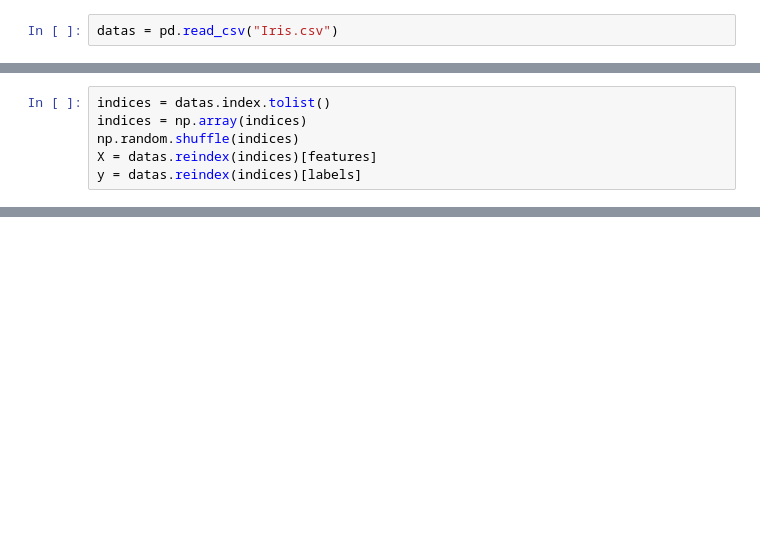
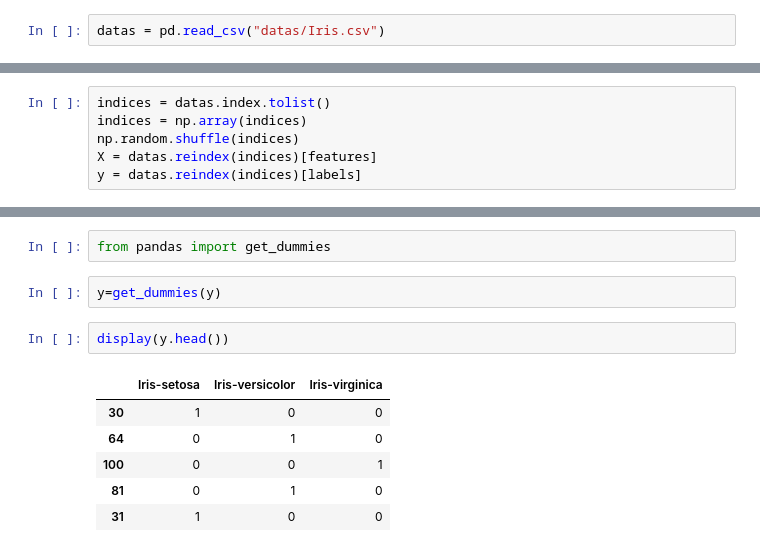
Before and after one commit to guillaumelgf/TensorflowLite-Android, a Jupyter notebook: Iris Classification using Tensorflow.ipynb, the cells around one changed output, grey strips where cells are left out. Saved outputs shown, nothing was run; the diff lists cells and outputs as text; blank space fills up the shorter version.

```diff
--- a/Iris Classification using Tensorflow.ipynb
+++ b/Iris Classification using Tensorflow.ipynb
@@ -11,2 +24,2 @@ from sklearn.cross_validation import train_test_split
 # %%
-datas = pd.read_csv("Iris.csv")
+datas = pd.read_csv("datas/Iris.csv")
@@ -71,0 +98,13 @@ y = datas.reindex(indices)[labels]
+# %%
+from pandas import get_dummies
+# %%
+y=get_dummies(y)
+# %%
+display(y.head())
+# %% [output]
+|  | Iris-setosa | Iris-versicolor | Iris-virginica |
+| 30 | 1 | 0 | 0 |
+| 64 | 0 | 1 | 0 |
+| 100 | 0 | 0 | 1 |
+| 81 | 0 | 1 | 0 |
+| 31 | 1 | 0 | 0 |
```
Also changed, not shown: parts of 49 cells of this notebook, 7 other files.
